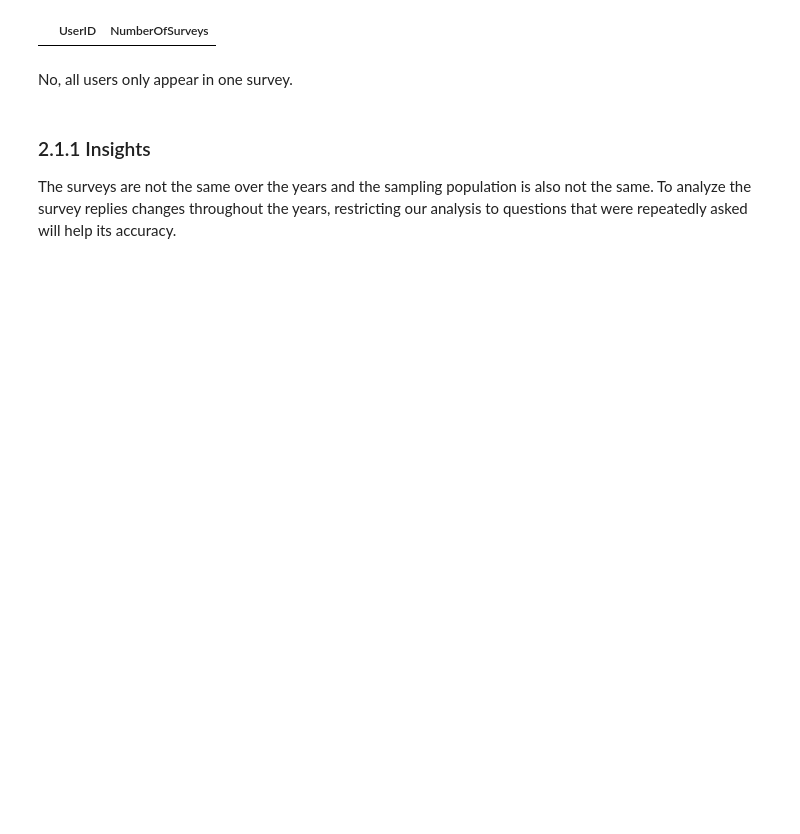
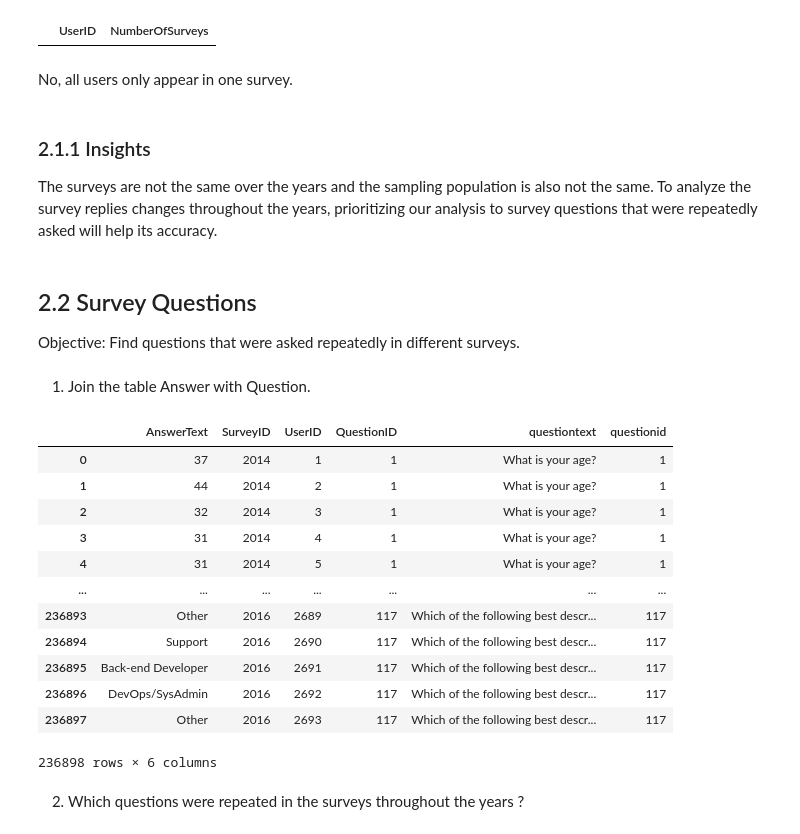
Before and after one commit to CelineChiLamNg/tech_mental_health, a Jupyter notebook: mental_health_tech.ipynb, the cells around one changed output. Cells and saved outputs as stored; diff of their text form; code cells hidden in the pictures; blank space fills up the shorter version.

```diff
--- a/mental_health_tech.ipynb
+++ b/mental_health_tech.ipynb
@@ -392,5 +369,36 @@ No, all users only appear in one survey.
 ### 2.1.1 Insights
 The surveys are not the same over the years and the sampling population is
 also not the same.
-To analyze the survey replies changes throughout the years, restricting our
-analysis to questions that were repeatedly asked will help its accuracy.
+To analyze the survey replies changes throughout the years, prioritizing our
+analysis to survey questions that were repeatedly asked will help its
+accuracy.
+# %% [markdown]
+## 2.2 Survey Questions
+Objective:
+Find questions that were asked repeatedly in different surveys.
+# %% [markdown]
+1. Join the table Answer with Question.
+# %%
+query = '''SELECT *
+FROM Answer
+JOIN Question ON Answer.QuestionID = Question.questionid;
+'''
+
+answer_question_merged = pd.read_sql_query(query, conn)
+answer_question_merged
+# %% [output]
+|  | AnswerText | SurveyID | UserID | QuestionID | questiontext | questionid |
+| 0 | 37 | 2014 | 1 | 1 | What is your age? | 1 |
+| 1 | 44 | 2014 | 2 | 1 | What is your age? | 1 |
+| 2 | 32 | 2014 | 3 | 1 | What is your age? | 1 |
+| 3 | 31 | 2014 | 4 | 1 | What is your age? | 1 |
+| 4 | 31 | 2014 | 5 | 1 | What is your age? | 1 |
+| ... | ... | ... | ... | ... | ... | ... |
+| 236893 | Other | 2016 | 2689 | 117 | Which of the following best descr... | 117 |
+| 236894 | Support | 2016 | 2690 | 117 | Which of the following best descr... | 117 |
+| 236895 | Back-end Developer | 2016 | 2691 | 117 | Which of the following best descr... | 117 |
+| 236896 | DevOps/SysAdmin | 2016 | 2692 | 117 | Which of the following best descr... | 117 |
+| 236897 | Other | 2016 | 2693 | 117 | Which of the following best descr... | 117 |
+236898 rows × 6 columns
+# %% [markdown]
+2. Which questions were repeated in the surveys throughout the years ?
```
Also changed, not shown: parts of 28 cells of this notebook, 1 other file.
